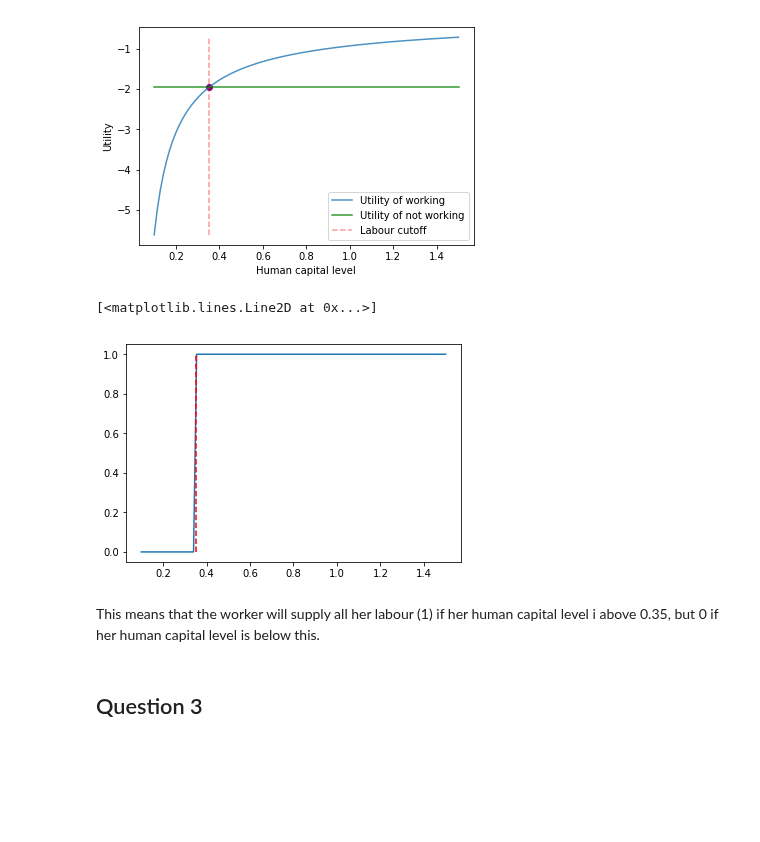
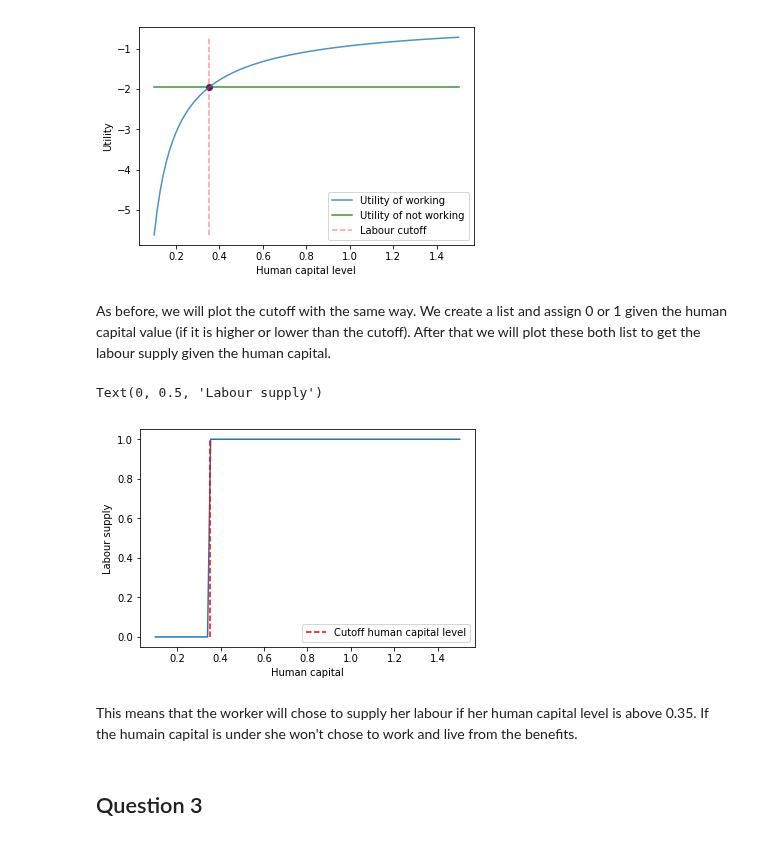
Before and after one commit to NumEconCopenhagen/projects-2019-al, a Jupyter notebook: examproject/examproject.ipynb, the cells around one changed output. Saved outputs shown, nothing was run; the diff lists cells and outputs as text; code cells hidden in the pictures; blank space fills up the shorter version.

```diff
--- a/examproject/examproject.ipynb
+++ b/examproject/examproject.ipynb
@@ -164,17 +178,2 @@ Interactive solution to question 1
 # %% [markdown]
 ## Question 2
-# %%
-rho = sm.symbols('rho')
-beta = sm.symbols('beta')
-gamma = sm.symbols('gamma')
-w = sm.symbols('w')
-b = sm.symbols('b')
-delta = sm.symbols('Delta')
-h1 = sm.symbols('h_1')
-h2 = sm.symbols('h_2')
-c1 = sm.symbols('c1')
-c2 = sm.symbols('c2')
-l1 = sm.symbols('l1')
-l2 = sm.symbols('l2')
-exp = sm.symbols('E[v_2(h_2)]')
-u = sm.symbols("u")
@@ -260,4 +265,6 @@ plt.legend()
 plt.show()
 # %% [output]
 [figure]
+# %% [markdown]
+As before, we will plot the cutoff with the same way. We create a list and assign 0 or 1 given the human capital value (if it is higher or lower than the cutoff). After that we will plot these both list to get the labour supply given the human capital.
 # %%
@@ -271,13 +278,17 @@ for i in range(len(h_vec)):
     else :
         willwork_p1[i] = 0
 # %%
+#plot the cutoff in labour supply given the human capital
 plt.plot(h_vec,willwork_p1)
-plt.plot(cutoff,np.linspace(0,1,100),linestyle = "dashed",color="red")
+plt.plot(cutoff,np.linspace(0,1,100),linestyle = "dashed",color="red",label=("Cutoff human capital level"))
+plt.legend()
+plt.xlabel("Human capital")
+plt.ylabel("Labour supply")
 # %% [output]
-[<matplotlib.lines.Line2D at 0x...>]
+Text(0, 0.5, 'Labour supply')
-[figure, old version]
+[figure, new version]
-# %% [markdown]
-This means that the worker will supply all her labour (1) if her human capital level i above 0.35, but 0 if her human capital level is below this.
+# %% [markdown]
+This means that the worker will chose to supply her labour if her human capital level is above 0.35. If the humain capital is under she won't chose to work and live from the benefits.
 # %% [markdown]
 ## Question 3
 # %%
```
Also changed, not shown: parts of 30 cells of this notebook.
